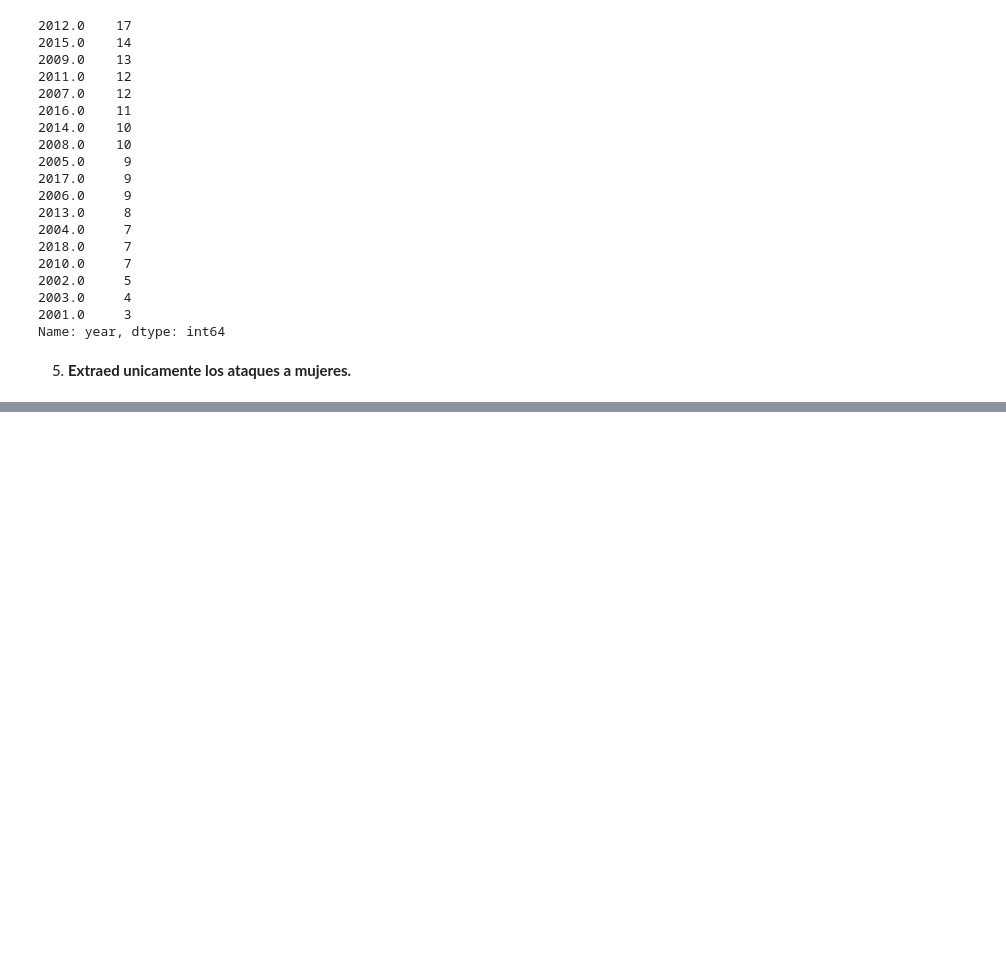
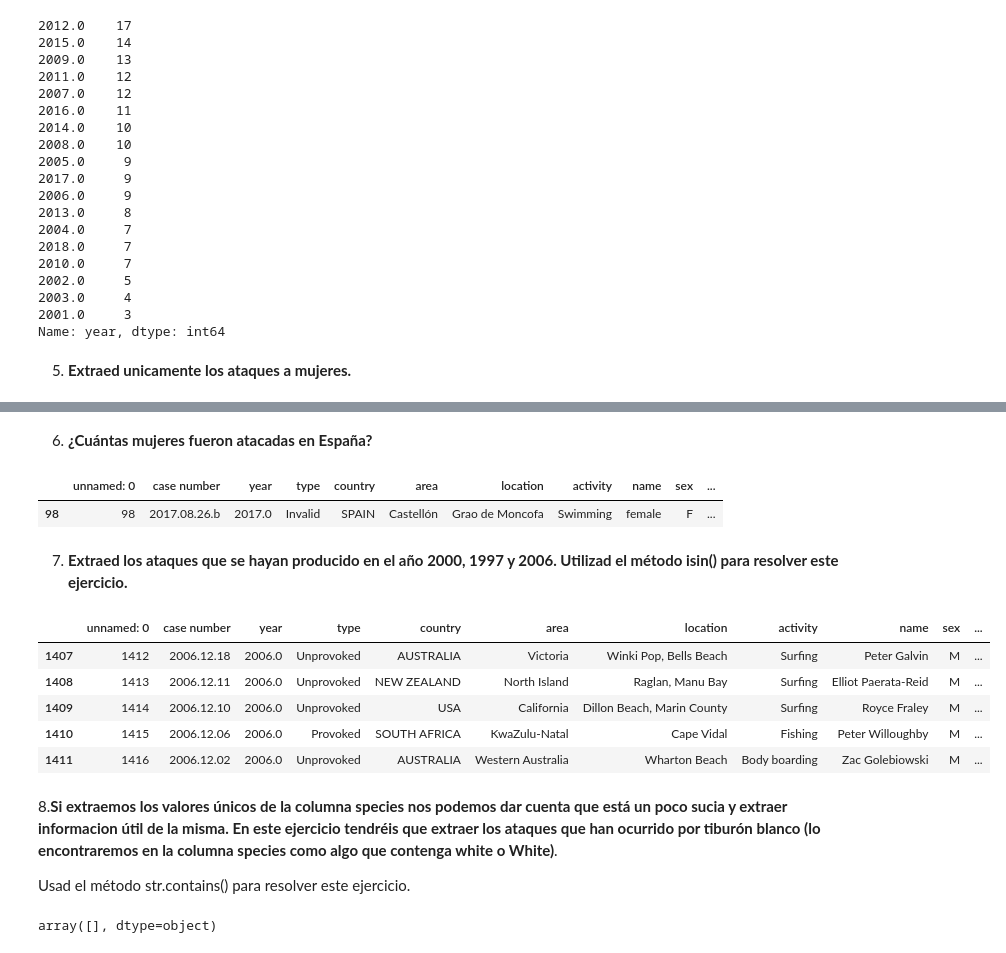
Before and after one commit to Adalab/DA-promo-A-module-2-pairprog-1-pair-4-Lidia-Guadalupe, a Jupyter notebook: Pair 4 Pandas 4.ipynb, the cells around one changed output, grey strips where cells are left out. Drawn from its saved outputs; the diff is of its cells as text; code cells hidden in the pictures; blank space fills up the shorter version.

```diff
--- a/Pair 4 Pandas 4.ipynb
+++ b/Pair 4 Pandas 4.ipynb
@@ -167,0 +176,29 @@ attackgirls
+# %% [markdown]
+6. **¿Cuántas mujeres fueron atacadas en España?**
+# %%
+attackgirlsspain = df_attack2[((df_attack2['country'] == 'SPAIN')) & ((df_attack2['sex '] == 'F'))]
+attackgirlsspain.head(5)
+# %% [output]
+|  | unnamed: 0 | case number | year | type | country | area | location | activity | name | sex | ... |
+| 98 | 98 | 2017.08.26.b | 2017.0 | Invalid | SPAIN | Castellón | Grao de Moncofa | Swimming | female | F | ... |
+# %% [markdown]
+7. **Extraed los ataques que se hayan producido en el año 2000, 1997 y 2006. Utilizad el método isin() para resolver este ejercicio.**
+# %%
+attack7 = df_attack2[df_attack2["year"].isin([2000, 1997, 2006] )]
+attack7.head()
+# %% [output]
+|  | unnamed: 0 | case number | year | type | country | area | location | activity | name | sex | ... |
+| 1407 | 1412 | 2006.12.18 | 2006.0 | Unprovoked | AUSTRALIA | Victoria | Winki Pop, Bells Beach | Surfing | Peter Galvin | M | ... |
+| 1408 | 1413 | 2006.12.11 | 2006.0 | Unprovoked | NEW ZEALAND | North Island | Raglan, Manu Bay | Surfing | Elliot Paerata-Reid | M | ... |
+| 1409 | 1414 | 2006.12.10 | 2006.0 | Unprovoked | USA | California | Dillon Beach, Marin County | Surfing | Royce Fraley | M | ... |
+| 1410 | 1415 | 2006.12.06 | 2006.0 | Provoked | SOUTH AFRICA | KwaZulu-Natal | Cape Vidal | Fishing | Peter Willoughby | M | ... |
+| 1411 | 1416 | 2006.12.02 | 2006.0 | Unprovoked | AUSTRALIA | Western Australia | Wharton Beach | Body boarding | Zac Golebiowski | M | ... |
+# %% [markdown]
+8.**Si extraemos los valores únicos de la columna species nos podemos dar cuenta que está un poco sucia y extraer informacion útil de la misma. En este ejercicio tendréis que extraer los ataques que han ocurrido por tiburón blanco (lo encontraremos en la columna species como algo que contenga white o White)**.
+
+Usad el método str.contains() para resolver este ejercicio.
+# %%
+attacktiburon = df_attack2[df_attack2['species '] == 'white']
+attacktiburon['species '].unique()
+# %% [output]
+array([], dtype=object)
```
Also changed, not shown: parts of 15 cells of this notebook, 1 other file.
